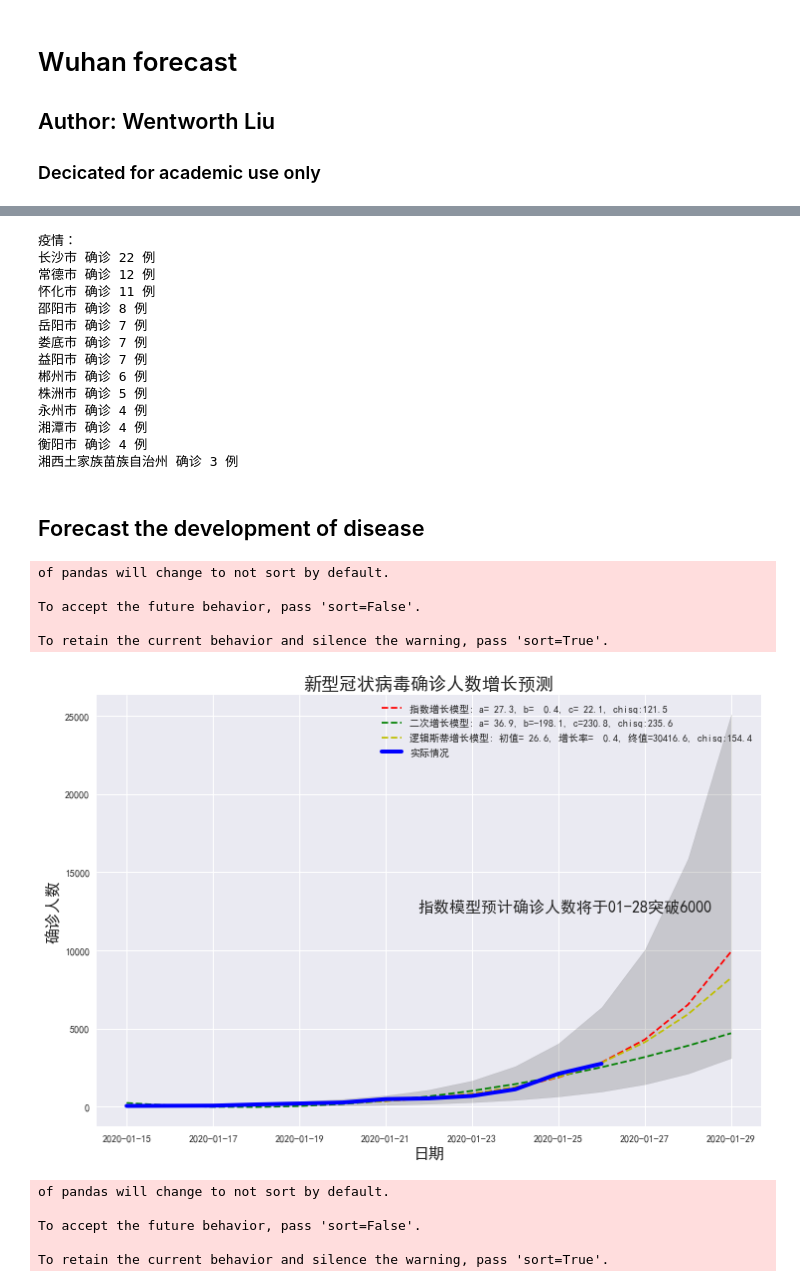
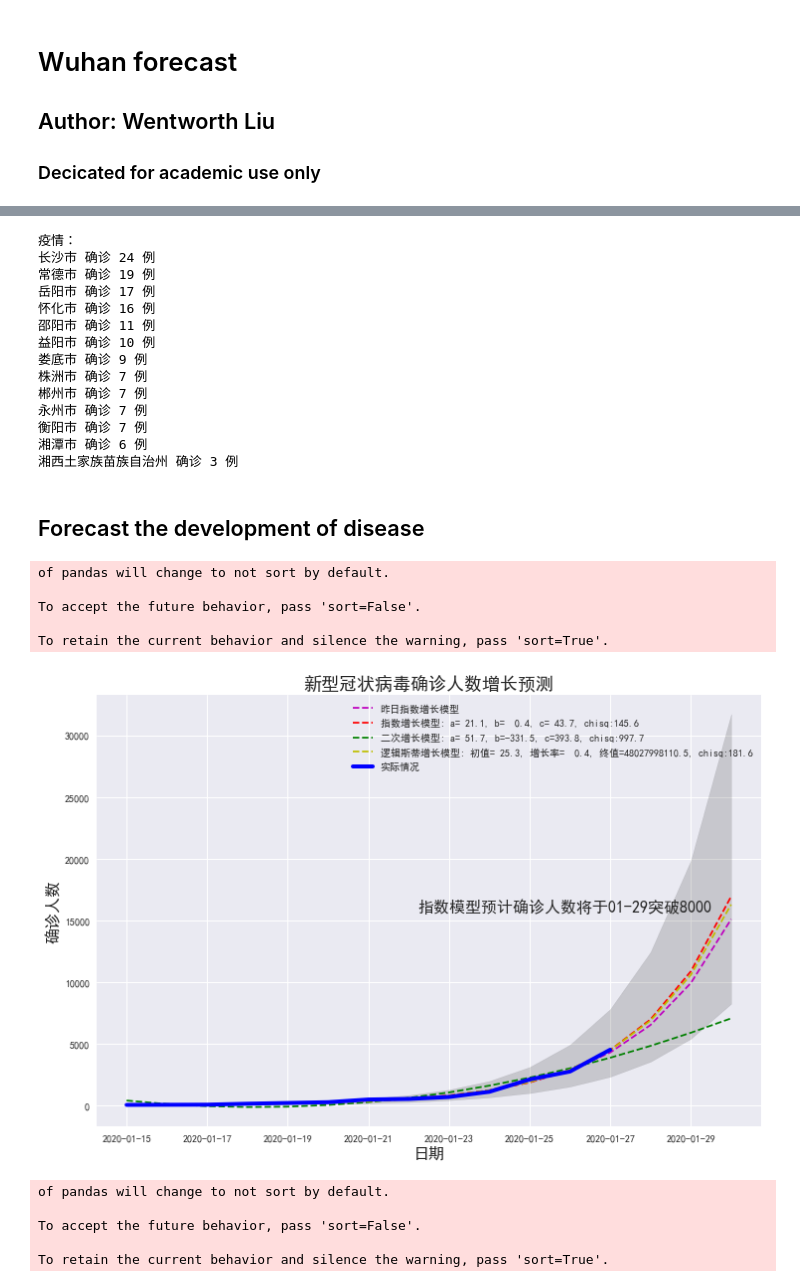
Before and after one commit to Wentworthliu123/Wuhan_forecast, a Jupyter notebook: forecast.ipynb, the cells around one changed output, grey strips where cells are left out. Drawn from its saved outputs; the diff is of its cells as text; code cells hidden in the pictures.

```diff
--- a/forecast.ipynb
+++ b/forecast.ipynb
@@ -79,7 +79,7 @@ provinces = soup.find(id='getAreaStat')
 type(provinces)
 data_regexp = re.compile("\[(.*?)\]")
 b=re.findall(data_regexp,str(provinces))
-b=b[5]
+b=b[4]
 b=eval(b)
 type(b)
 
@@ -103,18 +103,18 @@ for k,v in sorted_citydata.items():
      print( k, '确诊', v, '例')
 # %% [output]
 疫情：
-长沙市 确诊 22 例
-常德市 确诊 12 例
-怀化市 确诊 11 例
-邵阳市 确诊 8 例
-岳阳市 确诊 7 例
-娄底市 确诊 7 例
-益阳市 确诊 7 例
-郴州市 确诊 6 例
-株洲市 确诊 5 例
-永州市 确诊 4 例
-湘潭市 确诊 4 例
-衡阳市 确诊 4 例
+长沙市 确诊 24 例
+常德市 确诊 19 例
+岳阳市 确诊 17 例
+怀化市 确诊 16 例
+邵阳市 确诊 11 例
+益阳市 确诊 10 例
+娄底市 确诊 9 例
+株洲市 确诊 7 例
+郴州市 确诊 7 例
+永州市 确诊 7 例
+衡阳市 确诊 7 例
+湘潭市 确诊 6 例
 湘西土家族苗族自治州 确诊 3 例
 # %% [markdown]
 ## Forecast the development of disease
@@ -134,6 +134,9 @@ def expfunc(x, a, b, c):
     return a * np.exp(b * x) + c
 exppopt, exppcov = curve_fit(expfunc, rapid_growth.index.values, rapid_growth.Confirmed)
 expsigma = np.sqrt(np.diagonal(exppcov))
+
+explagpopt, explagpcov = curve_fit(expfunc, rapid_growth.index.values[:-1], rapid_growth.Confirmed[:-1])
+
 # Model 2
 def ployfunc(x, a, b, c):
     return a * x**2 + b * x + c
@@ -173,45 +176,48 @@ plt.rcParams['font.sans-serif']=['SimHei'] #用来正常显示中文标签
 plt.rcParams['axes.unicode_minus']=False #用来正常显示负号
 
 rapid_growth['expforecast']=expfunc(rapid_growth.index.values, *exppopt)
+rapid_growth['explagforecast']=expfunc(rapid_growth.index.values, *explagpopt)
 rapid_growth['polyforecast']=ployfunc(rapid_growth.index.values, *polypopt)
 rapid_growth['logforecast']=logistic(rapid_growth.index.values, *logpopt)
 
 expchi = chisquare(rapid_growth.Confirmed[:confirmedid], f_exp=rapid_growth.expforecast[:confirmedid])
+explagchi = chisquare(rapid_growth.Confirmed[:confirmedid], f_exp=rapid_growth.explagforecast[:confirmedid])
 polychi = chisquare(rapid_growth.Confirmed[:confirmedid], f_exp=rapid_growth.polyforecast[:confirmedid])
 logchi = chisquare(rapid_growth.Confirmed[:confirmedid], f_exp=rapid_growth.logforecast[:confirmedid])
 plt.figure(figsize=(12,8))
 
+plt.plot(rapid_growth.Date, rapid_growth['explagforecast'], 'm--',label='昨日指数增长模型')
 plt.plot(rapid_growth.Date, rapid_growth['expforecast'], 'r--',label='指数增长模型: a=%5.1f, b=%5.1f, c=%5.1f' % tuple(exppopt)+', chisq:{}'.format(round(expchi[0],1)))
 # plotting the confidence intervals
 bound_upper = expfunc(rapid_growth.index.values, *(exppopt + expsigma))
 bound_lower = expfunc(rapid_growth.index.values, *(exppopt - expsigma))
 plt.fill_between(rapid_growth.Date, bound_lower, bound_upper , color='black', alpha = 0.15)
 
 # solve the equation of expfunc given specific value
-threshold = 6000
+threshold = 8000
 def f(x):
     return expfunc(x,*exppopt) - threshold
 predicted_date = rapid_growth.iloc[rapid_growth.index.values[math.ceil(bisect(f, 0, 19))]]['Date']
 plt.figtext(.5, .5, "指数模型预计确诊人数将于{}突破{}".format(str(predicted_date)[5:10], threshold), fontsize=16)
 
 
 rapid_growth.to_csv('predction_update_{}.csv'.format(str(datetime.today().date())))
 # plt.figtext(.15, .8, "指数模型, 二次模型chisq:{}".format(round(expchi[0],1),round(polychi[0],1)))
 plt.plot(rapid_growth.Date, rapid_growth['polyforecast'], 'g--',label='二次增长模型: a=%5.1f, b=%5.1f, c=%5.1f' % tuple(polypopt)+', chisq:{}'.format(round(polychi[0],1)))
 plt.plot(rapid_growth.Date, rapid_growth['logforecast'], 'y--',label='逻辑斯蒂增长模型: 初值=%5.1f, 增长率=%5.1f, 终值=%5.1f' % tuple(logpopt)+', chisq:{}'.format(round(logchi[0],1)))
 plt.plot(rapid_growth.Date, rapid_growth.Confirmed, 'b-', label='实际情况', linewidth=4)
 plt.legend()
 plt.ylabel("确诊人数", fontsize=16)
 plt.xlabel("日期", fontsize=16)
 plt.title("新型冠状病毒确诊人数增长预测", fontsize=18)
 plt.savefig("新型冠状病毒确诊人数增长预测.png")
 # %% [output]
 of pandas will change to not sort by default.
 
 To accept the future behavior, pass 'sort=False'.
 
 To retain the current behavior and silence the warning, pass 'sort=True'.
-[figure, old version]
+[figure, new version]
 # %%
 import matplotlib.pyplot as plt
 from scipy.optimize import curve_fit
```
Also changed, not shown: parts of 5 cells of this notebook, 1 other file.
